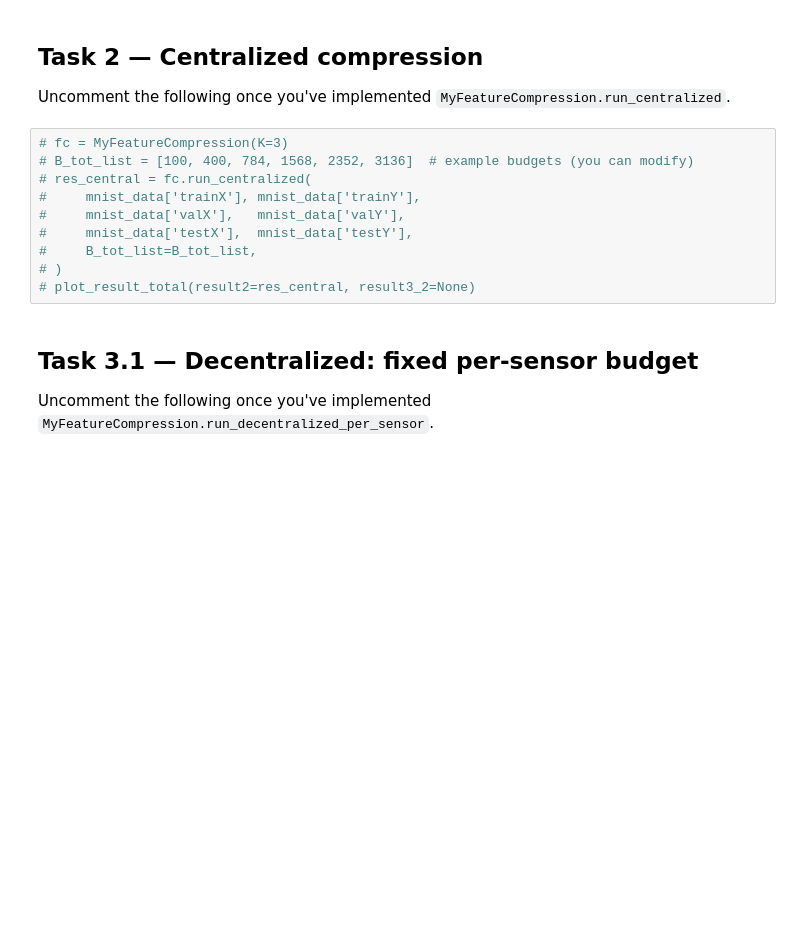
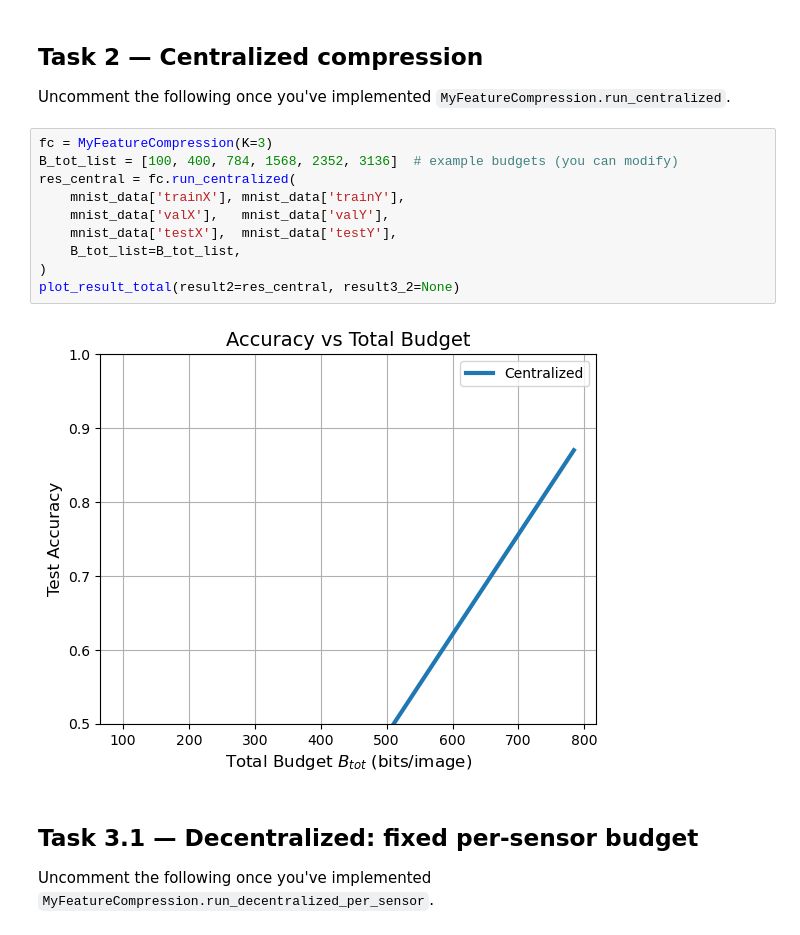
Before and after one commit to edenzafran/ece-236a-project, a Jupyter notebook: ECE236A_2025_boilerplate.ipynb, the cells around one changed output. Cells and saved outputs as stored; diff of their text form; blank space fills up the shorter version.

```diff
--- a/ECE236A_2025_boilerplate.ipynb
+++ b/ECE236A_2025_boilerplate.ipynb
@@ -90,15 +112,17 @@ Task 1 test accuracy: 0.908
 ## Task 2 — Centralized compression
 Uncomment the following once you've implemented `MyFeatureCompression.run_centralized`.
 # %%
-# fc = MyFeatureCompression(K=3)
-# B_tot_list = [100, 400, 784, 1568, 2352, 3136]  # example budgets (you can modify)
-# res_central = fc.run_centralized(
-#     mnist_data['trainX'], mnist_data['trainY'],
-#     mnist_data['valX'],   mnist_data['valY'],
-#     mnist_data['testX'],  mnist_data['testY'],
-#     B_tot_list=B_tot_list,
-# )
-# plot_result_total(result2=res_central, result3_2=None)
+fc = MyFeatureCompression(K=3)
+B_tot_list = [100, 400, 784, 1568, 2352, 3136]  # example budgets (you can modify)
+res_central = fc.run_centralized(
+    mnist_data['trainX'], mnist_data['trainY'],
+    mnist_data['valX'],   mnist_data['valY'],
+    mnist_data['testX'],  mnist_data['testY'],
+    B_tot_list=B_tot_list,
+)
+plot_result_total(result2=res_central, result3_2=None)
+# %% [output]
+[figure, added]
 # %% [markdown]
 ## Task 3.1 — Decentralized: fixed per-sensor budget
 Uncomment the following once you've implemented `MyFeatureCompression.run_decentralized_per_sensor`.
```
Also changed, not shown: parts of 7 cells of this notebook, 4 other files.
